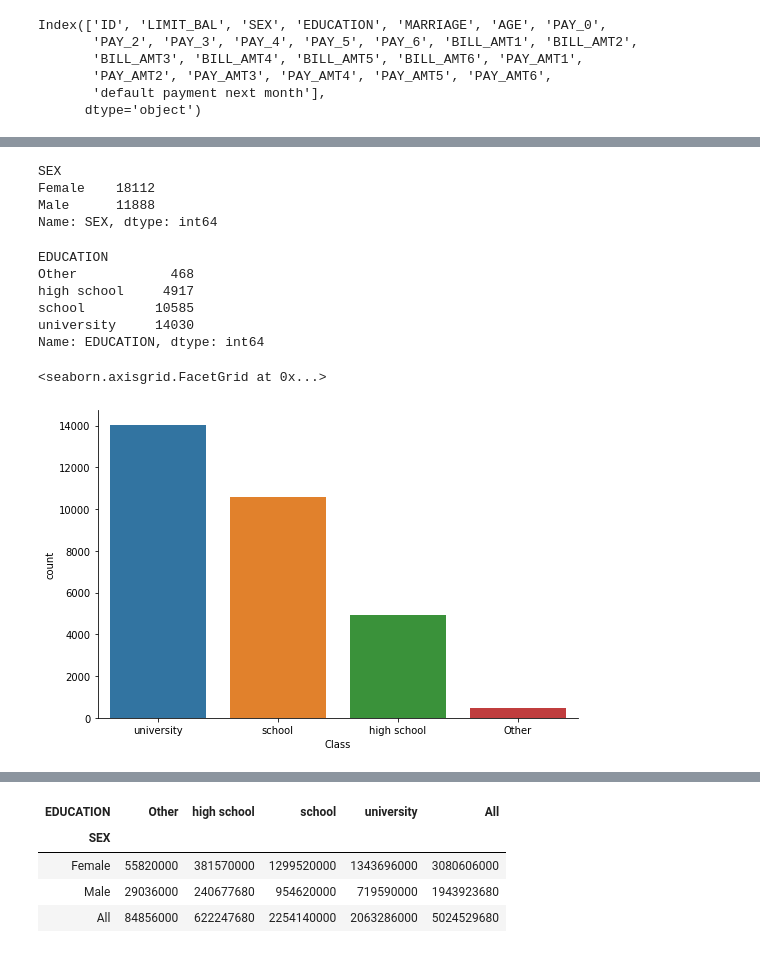
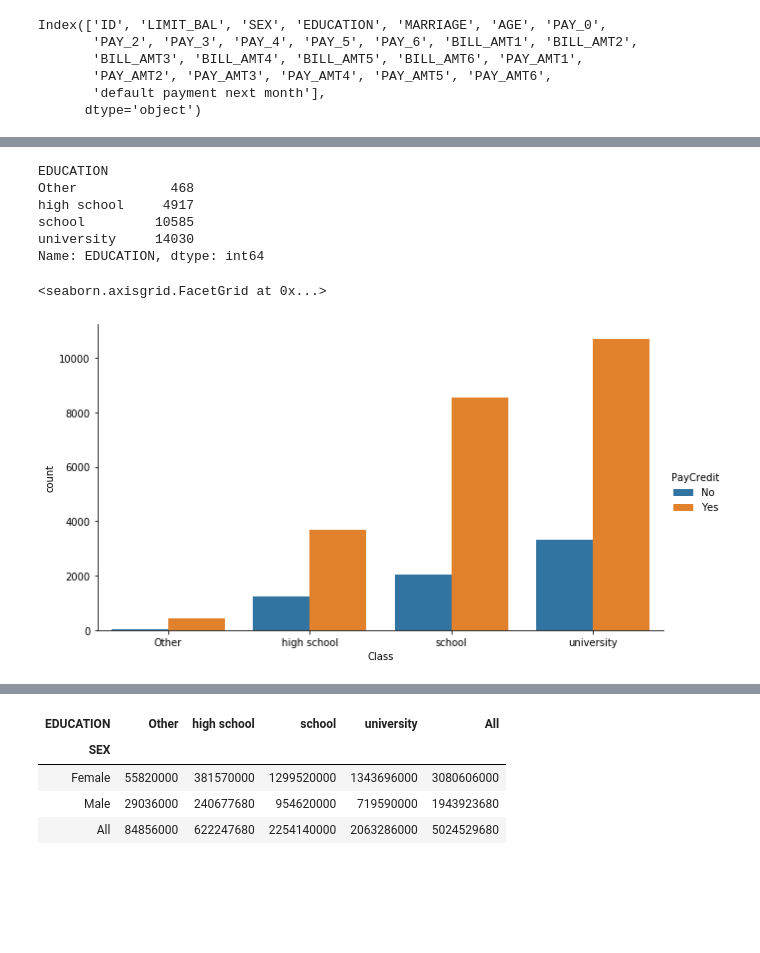
Before and after one commit to isegurau/Mod5_Task3, a Jupyter notebook: EDA.ipynb, the cells around one changed output, grey strips where cells are left out. Drawn from its saved outputs; the diff is of its cells as text; code cells hidden in the pictures; blank space fills up the shorter version.

Commit message:
Updates
Add some changes in the charts

```diff
--- a/EDA.ipynb
+++ b/EDA.ipynb
@@ -9,4 +9,4 @@ import seaborn as sns
 %matplotlib inline
 
 # Set default matplot figure size
-pylab.rcParams['figure.figsize'] = (10.0, 8.0)
+#pylab.rcParams['figure.figsize'] = (10.0, 8.0)
@@ -70,8 +61,3 @@ credit_df["MARRIAGE"]=credit_df["MARRIAGE"].replace({1: "married", 2: "single",
-# %%
-# Number of clients in each class
-credit_df.groupby('SEX')['SEX'].count()
-# %% [output]
-SEX
-Female    18112
-Male      11888
-Name: SEX, dtype: int64
+# %%
+#Rename columns
+credit_df.rename(columns={"default payment next month": "PayCredit"}, inplace = True)
@@ -78,3 +70,37 @@ Name: SEX, dtype: int64
+# %%
+#replace values  with more representatives
+credit_df["SEX"]=credit_df["SEX"].replace({1: "Male", 2: "Female"})
+
+credit_df["EDUCATION"]=credit_df["EDUCATION"].replace({1: "school", 2: "university", 3:"high school", 4:"Other"})
+
+credit_df["MARRIAGE"]=credit_df["MARRIAGE"].replace({1: "married", 2: "single", 3:"divorce", 4:"Other"})
+
+credit_df["PAY_0"]=credit_df["PAY_0"].replace({-2: "No consumption", -1: "Paid in full", 0:"The use of revolving credit", 1:"1 payment delay", 2:"2 payment delay", 3:"3 payment delay"
+                                               ,4:"4 payment delay", 5:"5 payment delay", 6:"6 payment delay", 7:"7 payment delay", 8:"8 payment delay", 9:">=9 payment delay"})
+credit_df["PAY_6"]=credit_df["PAY_6"].replace({-2: "No consumption", -1: "Paid in full", 0:"The use of revolving credit", 1:"1 payment delay", 2:"2 payment delay", 3:"3 payment delay"
+                                               ,4:"4 payment delay", 5:"5 payment delay", 6:"6 payment delay", 7:"7 payment delay", 8:"8 payment delay", 9:">=9 payment delay"})
+credit_df["PAY_2"]=credit_df["PAY_2"].replace({-2: "No consumption", -1: "Paid in full", 0:"The use of revolving credit", 1:"1 payment delay", 2:"2 payment delay", 3:"3 payment delay"
+                                               ,4:"4 payment delay", 5:"5 payment delay", 6:"6 payment delay", 7:"7 payment delay", 8:"8 payment delay", 9:">=9 payment delay"})
+credit_df["PAY_3"]=credit_df["PAY_3"].replace({-2: "No consumption", -1: "Paid in full", 0:"The use of revolving credit", 1:"1 payment delay", 2:"2 payment delay", 3:"3 payment delay"
+                                               ,4:"4 payment delay", 5:"5 payment delay", 6:"6 payment delay", 7:"7 payment delay", 8:"8 payment delay", 9:">=9 payment delay"})
+credit_df["PAY_4"]=credit_df["PAY_4"].replace({-2: "No consumption", -1: "Paid in full", 0:"The use of revolving credit", 1:"1 payment delay", 2:"2 payment delay", 3:"3 payment delay"
+                                               ,4:"4 payment delay", 5:"5 payment delay", 6:"6 payment delay", 7:"7 payment delay", 8:"8 payment delay", 9:">=9 payment delay"})
+credit_df["PAY_5"]=credit_df["PAY_5"].replace({-2: "No consumption", -1: "Paid in full", 0:"The use of revolving credit", 1:"1 payment delay", 2:"2 payment delay", 3:"3 payment delay"
+                                               ,4:"4 payment delay", 5:"5 payment delay", 6:"6 payment delay", 7:"7 payment delay", 8:"8 payment delay", 9:">=9 payment delay"})
+credit_df["PayCredit"]=credit_df["PayCredit"].replace({1:"No", 0:"Yes"})
+
+#parse columns to category
+credit_df['SEX'] = credit_df.SEX.astype('category')
+credit_df['EDUCATION'] = credit_df.EDUCATION.astype('category')
+credit_df['MARRIAGE'] = credit_df.MARRIAGE.astype('category')
+credit_df['AgeRange'] = credit_df.AgeRange.astype('category')
+credit_df['PAY_0'] = credit_df.PAY_0.astype('category')
+credit_df['PAY_6'] = credit_df.PAY_6.astype('category')
+credit_df['PAY_2'] = credit_df.PAY_2.astype('category')
+credit_df['PAY_3'] = credit_df.PAY_3.astype('category')
+credit_df['PAY_4'] = credit_df.PAY_4.astype('category')
+credit_df['PAY_5'] = credit_df.PAY_5.astype('category')
+credit_df['PayCredit'] = credit_df.PayCredit.astype('category')
 # %%
 credit_df.groupby('EDUCATION')['EDUCATION'].count()
 # %% [output]
@@ -85,9 +111,9 @@ school         10585
 university     14030
 Name: EDUCATION, dtype: int64
 # %%
-# Instead of a group by, use seaborn to plot the count of clients and education degree
-fg = sns.factorplot('EDUCATION', data=credit_df, kind='count', aspect=1.5)
-fg.set_xlabels('Class')
+# Who paid credit group by Education level
+g = sns.factorplot('EDUCATION', data=credit_df, hue='PayCredit', kind='count', aspect=1.75)
+g.set_xlabels('Class')
 # %% [output]
 <seaborn.axisgrid.FacetGrid at 0x...>
-[figure, old version]
+[figure, new version]
```
Also changed, not shown: parts of 45 cells of this notebook, 1 other file.
